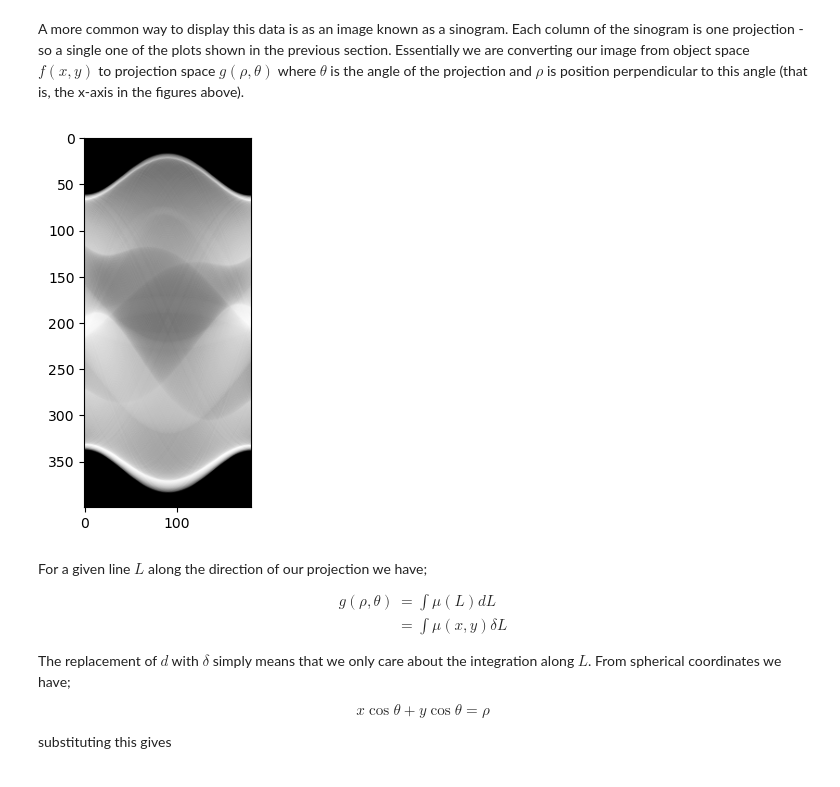
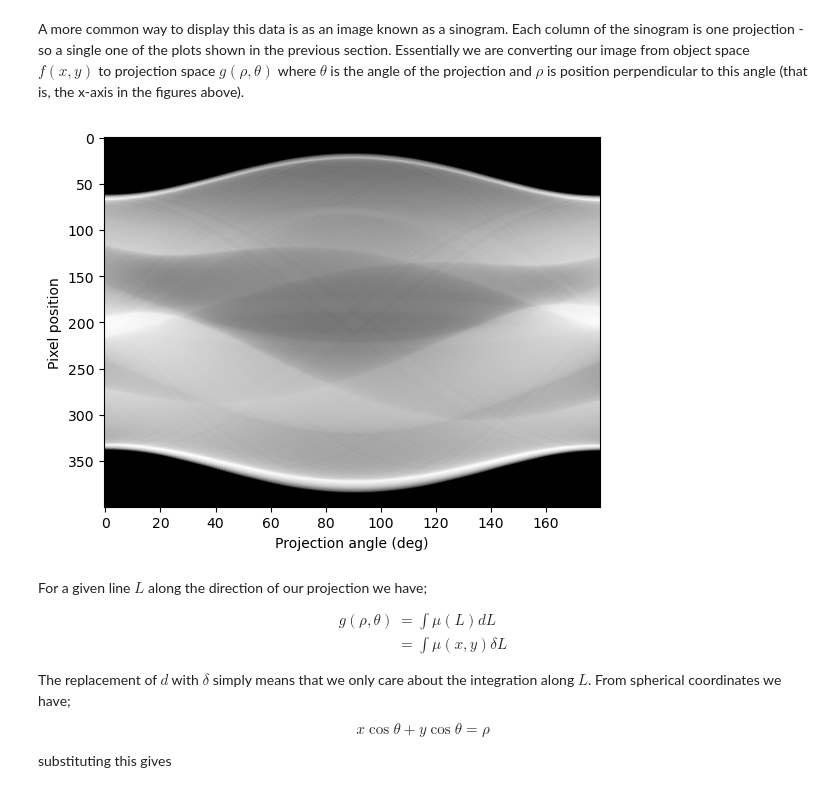
Before and after one commit to lborophysics/PHC801, a Jupyter notebook: W6 CT Notebook.ipynb, the cells around one changed output. Cells and saved outputs as stored; diff of their text form; code cells hidden in the pictures.

```diff
--- a/W6 CT Notebook.ipynb
+++ b/W6 CT Notebook.ipynb
@@ -115,11 +115,12 @@ for proj in theta:
 # %% [markdown]
 A more common way to display this data is as an image known as a sinogram. Each column of the sinogram is one projection - so a single one of the plots shown in the previous section. Essentially we are converting our image from object space $f\left(x, y\right)$ to projection space $g\left(\rho, \theta\right)$ where $\theta$ is the angle of the projection and $\rho$ is position perpendicular to this angle (that is, the x-axis in the figures above).
 # %%
-plt.imshow(sinogram, cmap=plt.cm.Greys_r)
-plt.xlabel = ("Projection angle (deg)")
+plt.imshow(sinogram, cmap=plt.cm.Greys_r, aspect='auto')
+plt.xlabel("Projection angle (deg)")
+plt.ylabel("Pixel position")
 plt.show()
 # %% [output]
-[figure, old version]
+[figure, new version]
 # %% [markdown]
 For a given line $L$ along the direction of our projection we have;
 
```
Also changed, not shown: parts of 5 cells of this notebook.
